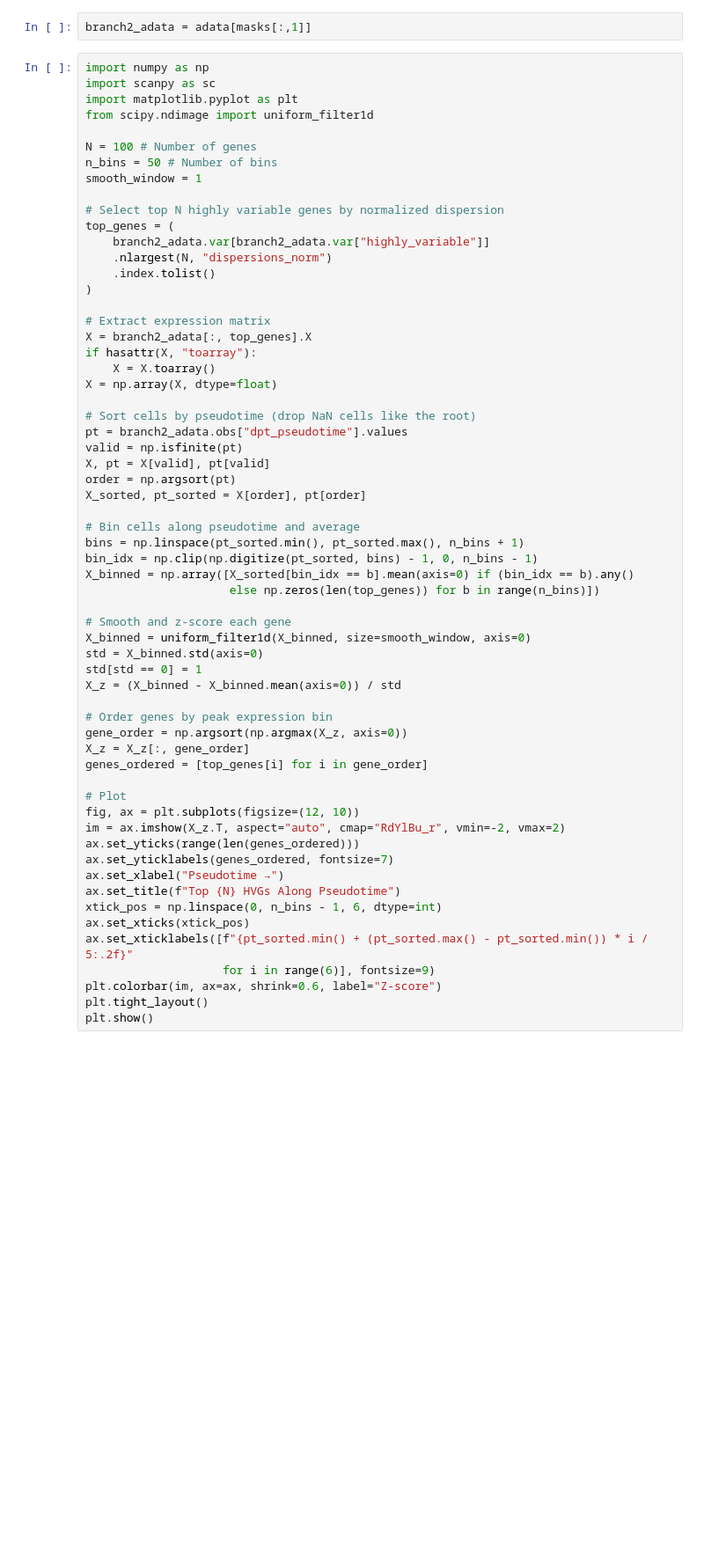
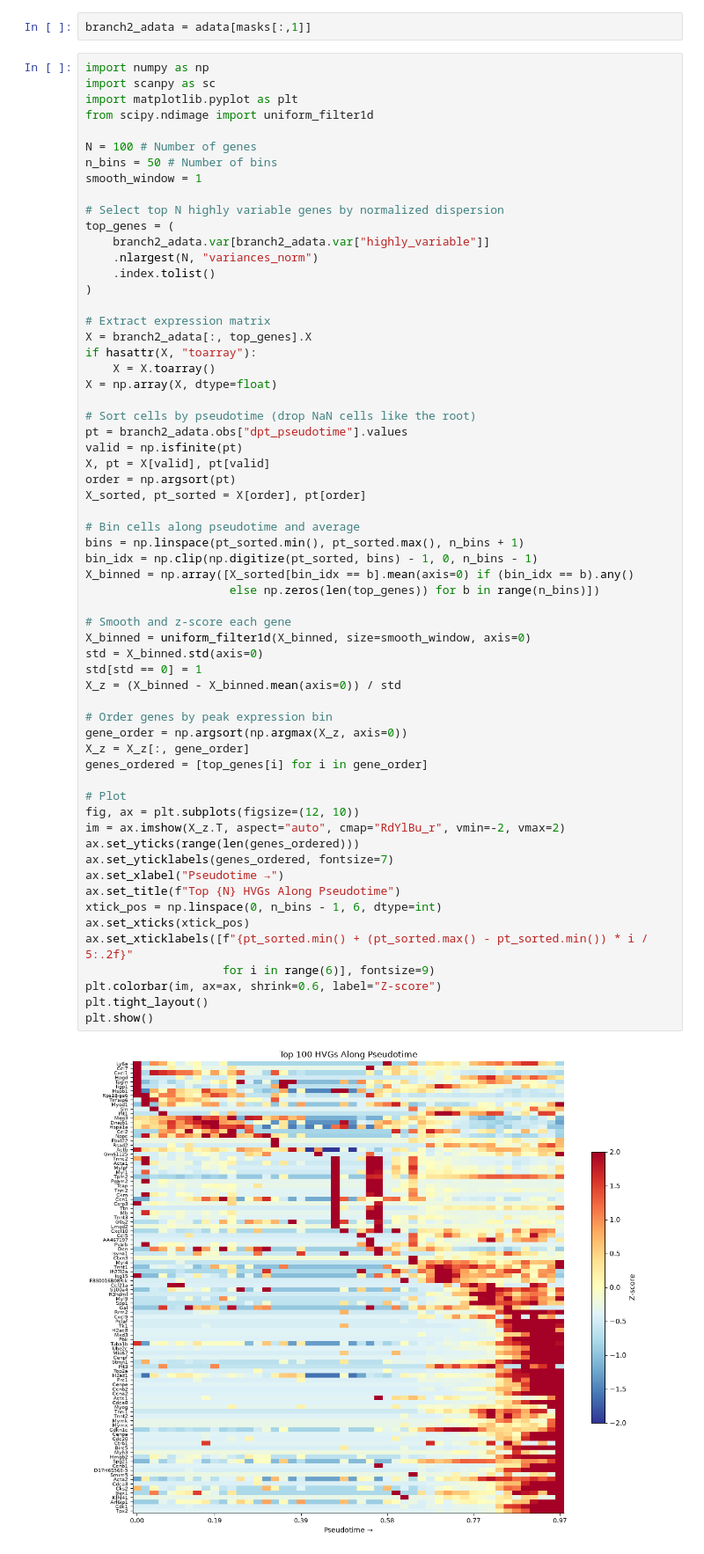
Before and after one commit to CBC-UCONN/Single-Cell-Transcriptomics, a Jupyter notebook: micheli_mouse_muscle/scripts/10_pseudotime.ipynb, the cells around one changed output. Shown at 88% size. Drawn from its saved outputs; the diff is of its cells as text; blank space fills up the shorter version.

```diff
--- a/micheli_mouse_muscle/scripts/10_pseudotime.ipynb
+++ b/micheli_mouse_muscle/scripts/10_pseudotime.ipynb
@@ -348,7 +465,7 @@ smooth_window = 1
 # Select top N highly variable genes by normalized dispersion
 top_genes = (
     branch2_adata.var[branch2_adata.var["highly_variable"]]
-    .nlargest(N, "dispersions_norm")
+    .nlargest(N, "variances_norm")
     .index.tolist()
 )
 
@@ -369,30 +486,32 @@ X_sorted, pt_sorted = X[order], pt[order]
 bins = np.linspace(pt_sorted.min(), pt_sorted.max(), n_bins + 1)
 bin_idx = np.clip(np.digitize(pt_sorted, bins) - 1, 0, n_bins - 1)
 X_binned = np.array([X_sorted[bin_idx == b].mean(axis=0) if (bin_idx == b).any()
                      else np.zeros(len(top_genes)) for b in range(n_bins)])
 
 # Smooth and z-score each gene
 X_binned = uniform_filter1d(X_binned, size=smooth_window, axis=0)
 std = X_binned.std(axis=0)
 std[std == 0] = 1
 X_z = (X_binned - X_binned.mean(axis=0)) / std
 
 # Order genes by peak expression bin
 gene_order = np.argsort(np.argmax(X_z, axis=0))
 X_z = X_z[:, gene_order]
 genes_ordered = [top_genes[i] for i in gene_order]
 
 # Plot
 fig, ax = plt.subplots(figsize=(12, 10))
 im = ax.imshow(X_z.T, aspect="auto", cmap="RdYlBu_r", vmin=-2, vmax=2)
 ax.set_yticks(range(len(genes_ordered)))
 ax.set_yticklabels(genes_ordered, fontsize=7)
 ax.set_xlabel("Pseudotime →")
 ax.set_title(f"Top {N} HVGs Along Pseudotime")
 xtick_pos = np.linspace(0, n_bins - 1, 6, dtype=int)
 ax.set_xticks(xtick_pos)
 ax.set_xticklabels([f"{pt_sorted.min() + (pt_sorted.max() - pt_sorted.min()) * i / 5:.2f}"
                     for i in range(6)], fontsize=9)
 plt.colorbar(im, ax=ax, shrink=0.6, label="Z-score")
 plt.tight_layout()
 plt.show()
+# %% [output]
+[figure, added]
```
Also changed, not shown: parts of 48 cells of this notebook, 8 other files.
